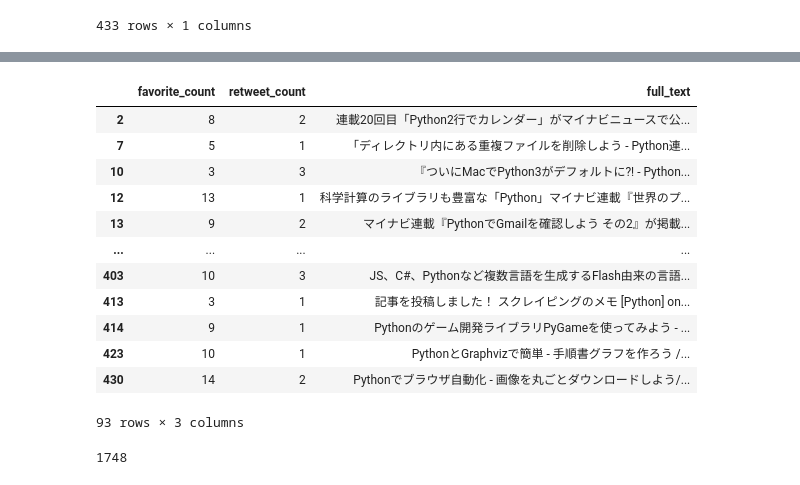
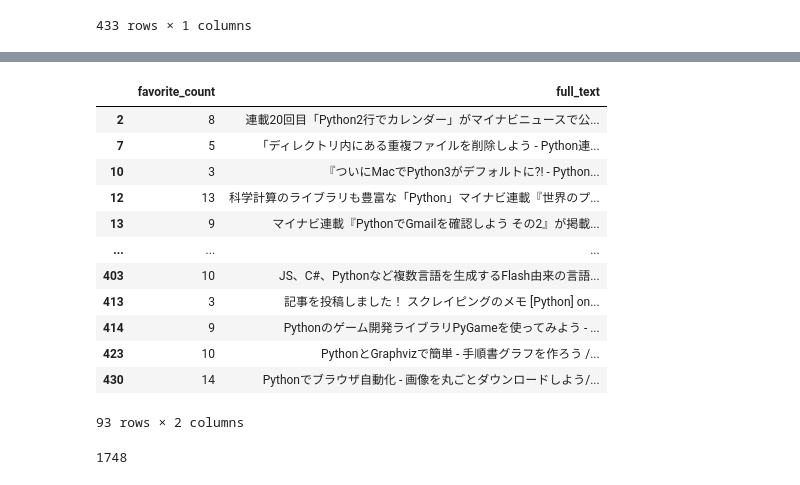
Before and after one commit to kujirahand/book-json-sample, a Jupyter notebook: src/ch6/pandas_tw.ipynb, the cells around one changed output, grey strips where cells are left out. Drawn from its saved outputs; the diff is of its cells as text; code cells hidden in the pictures.

```diff
--- a/src/ch6/pandas_tw.ipynb
+++ b/src/ch6/pandas_tw.ipynb
@@ -83,30 +177,26 @@ df[df.favorite_count > 50]
 # %%
 import pandas as pd
-# Twitterのアーカイブファイルを読む
+# Twitterのアーカイブファイルを読んで必要な列だけ抽出
 df = pd.read_json('tweet_fix.json')
-# 各列にあるtweetを取り出す
 df = pd.DataFrame(df.tweet.to_list())
-# 必要な列だけ抽出
-df = df[["favorite_count", "retweet_count", "full_text"]]
-# favorite_countを整数に変換
-df.favorite_count = df.favorite_count.astype('int')
-df.retweet_count = df.retweet_count.astype('int')
-#  Pythonを含む投稿を表示
+df = df[["favorite_count", "full_text"]]
+
+#  Pythonを含む投稿を表示 --- (※1)
 df[df.full_text.str.contains('Python')]
 # %% [output]
-|  | favorite_count | retweet_count | full_text |
-| 2 | 8 | 2 | 連載20回目「Python2行でカレンダー」がマイナビニュースで公... |
-| 7 | 5 | 1 | 「ディレクトリ内にある重複ファイルを削除しよう - Python連... |
-| 10 | 3 | 3 | 『ついにMacでPython3がデフォルトに?! - Python... |
-| 12 | 13 | 1 | 科学計算のライブラリも豊富な「Python」マイナビ連載『世界のプ... |
-| 13 | 9 | 2 | マイナビ連載『PythonでGmailを確認しよう その2』が掲載... |
-| ... | ... | ... | ... |
-| 403 | 10 | 3 | JS、C#、Pythonなど複数言語を生成するFlash由来の言語... |
-| 413 | 3 | 1 | 記事を投稿しました！ スクレイピングのメモ [Python] on... |
-| 414 | 9 | 1 | Pythonのゲーム開発ライブラリPyGameを使ってみよう - ... |
-| 423 | 10 | 1 | PythonとGraphvizで簡単 - 手順書グラフを作ろう /... |
-| 430 | 14 | 2 | Pythonでブラウザ自動化 - 画像を丸ごとダウンロードしよう/... |
+|  | favorite_count | full_text |
+| 2 | 8 | 連載20回目「Python2行でカレンダー」がマイナビニュースで公... |
+| 7 | 5 | 「ディレクトリ内にある重複ファイルを削除しよう - Python連... |
+| 10 | 3 | 『ついにMacでPython3がデフォルトに?! - Python... |
+| 12 | 13 | 科学計算のライブラリも豊富な「Python」マイナビ連載『世界のプ... |
+| 13 | 9 | マイナビ連載『PythonでGmailを確認しよう その2』が掲載... |
+| ... | ... | ... |
+| 403 | 10 | JS、C#、Pythonなど複数言語を生成するFlash由来の言語... |
+| 413 | 3 | 記事を投稿しました！ スクレイピングのメモ [Python] on... |
+| 414 | 9 | Pythonのゲーム開発ライブラリPyGameを使ってみよう - ... |
+| 423 | 10 | PythonとGraphvizで簡単 - 手順書グラフを作ろう /... |
+| 430 | 14 | Pythonでブラウザ自動化 - 画像を丸ごとダウンロードしよう/... |
-93 rows × 3 columns
+93 rows × 2 columns
 # %%
 import pandas as pd
 import matplotlib.pyplot as plt
```
Also changed, not shown: parts of 20 cells of this notebook, 4 other files.
